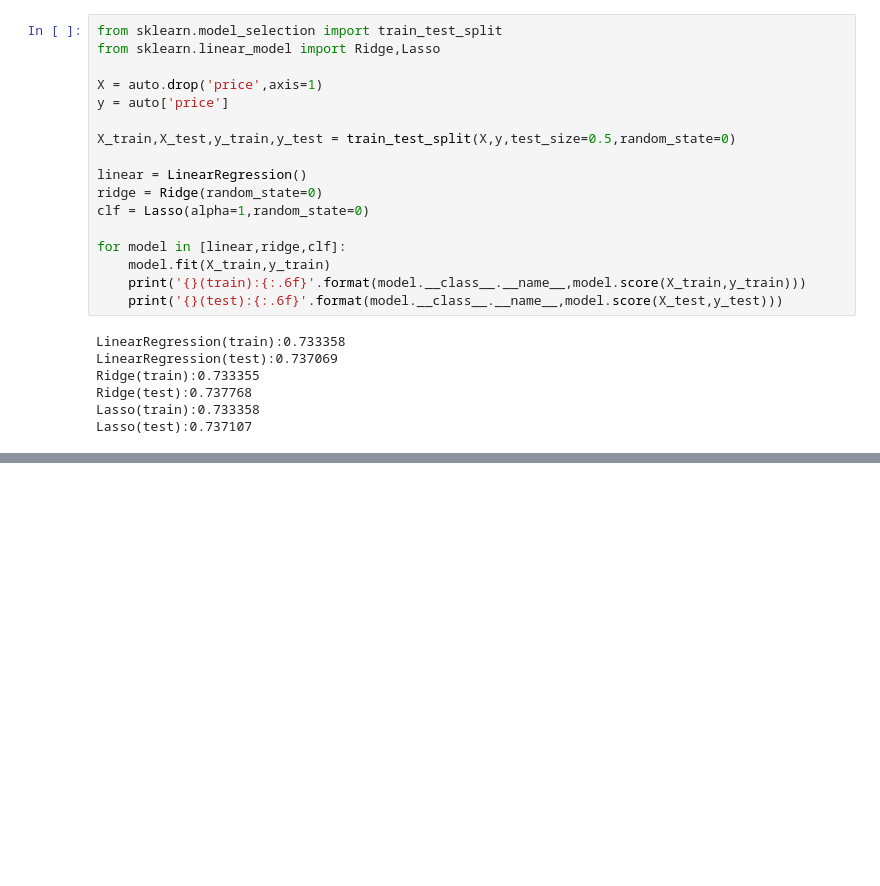
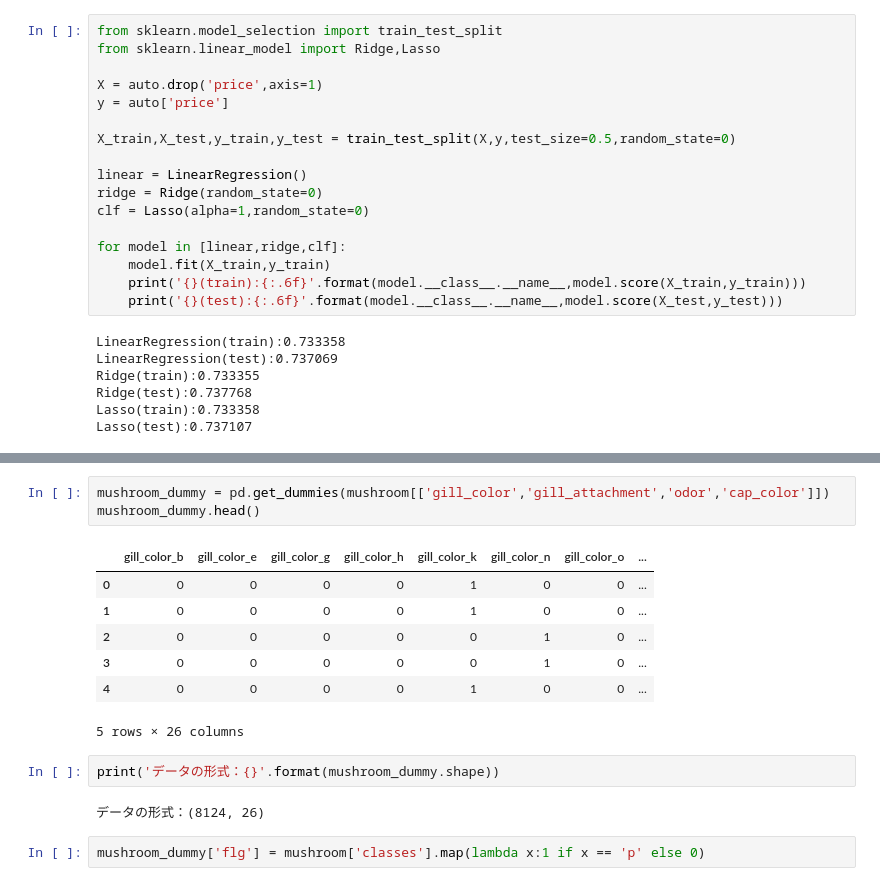
Before and after one commit to zaxirolls/learn, a Jupyter notebook: 東大データサイエンティスト/ch8.ipynb, the cells around one changed output, grey strips where cells are left out. Saved outputs shown, nothing was run; the diff lists cells and outputs as text; blank space fills up the shorter version.

```diff
--- a/東大データサイエンティスト/ch8.ipynb
+++ b/東大データサイエンティスト/ch8.ipynb
@@ -339,0 +366,17 @@ Lasso(test):0.737107
+# %%
+mushroom_dummy = pd.get_dummies(mushroom[['gill_color','gill_attachment','odor','cap_color']])
+mushroom_dummy.head()
+# %% [output]
+|  | gill_color_b | gill_color_e | gill_color_g | gill_color_h | gill_color_k | gill_color_n | gill_color_o | ... |
+| 0 | 0 | 0 | 0 | 0 | 1 | 0 | 0 | ... |
+| 1 | 0 | 0 | 0 | 0 | 1 | 0 | 0 | ... |
+| 2 | 0 | 0 | 0 | 0 | 0 | 1 | 0 | ... |
+| 3 | 0 | 0 | 0 | 0 | 0 | 1 | 0 | ... |
+| 4 | 0 | 0 | 0 | 0 | 1 | 0 | 0 | ... |
+5 rows × 26 columns
+# %%
+print('データの形式：{}'.format(mushroom_dummy.shape))
+# %% [output]
+データの形式：(8124, 26)
+# %%
+mushroom_dummy['flg'] = mushroom['classes'].map(lambda x:1 if x == 'p' else 0)
```
Also changed, not shown: parts of 5 cells of this notebook.
